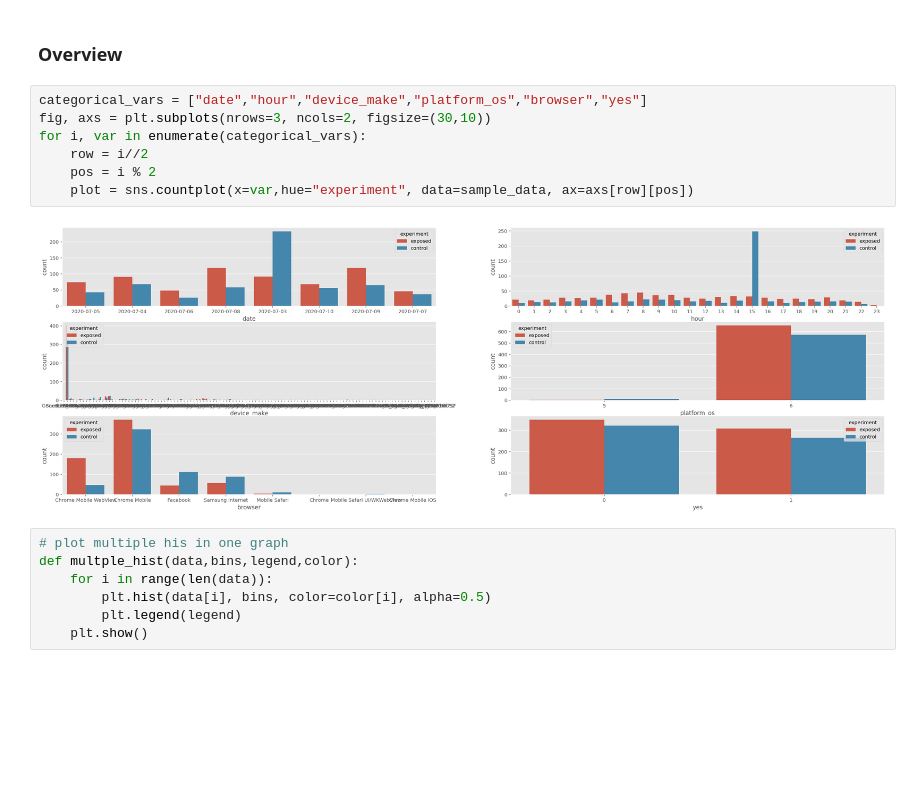
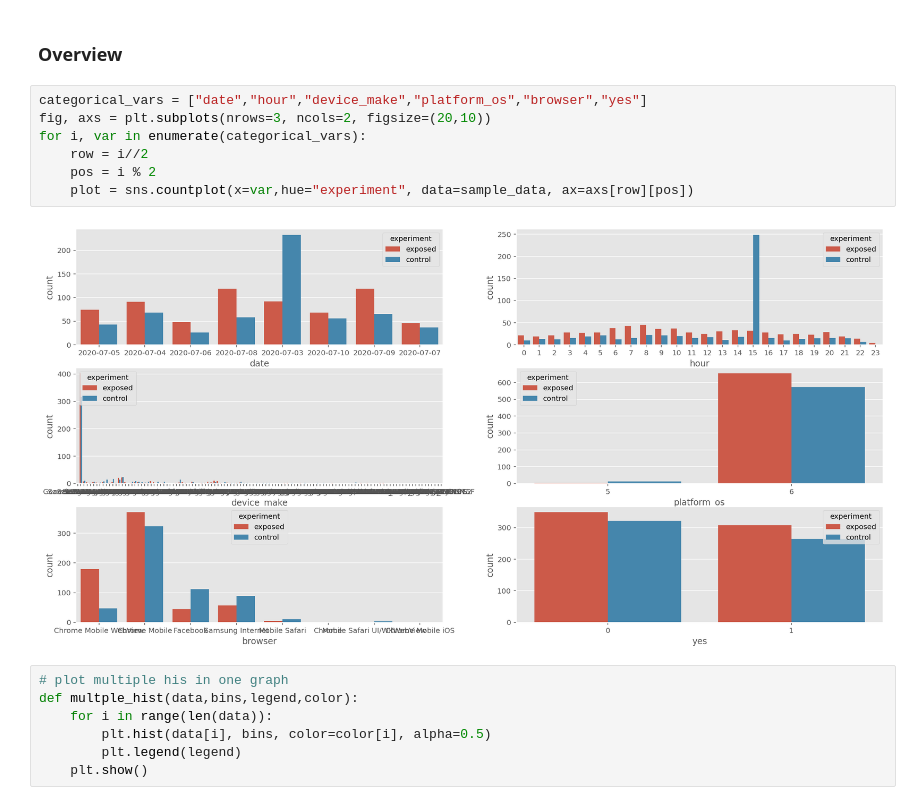
Before and after one commit to muluwork-shegaw/10Acad_week4, a Jupyter notebook: AB_Testing.ipynb, the cells around one changed output. Cells and saved outputs as stored; diff of their text form; blank space fills up the shorter version.

```diff
--- a/AB_Testing.ipynb
+++ b/AB_Testing.ipynb
@@ -50,13 +57,13 @@ sample_data.shape # the data which contain who has  animpression to answer for
 ### Overview
 # %%
 categorical_vars = ["date","hour","device_make","platform_os","browser","yes"]
-fig, axs = plt.subplots(nrows=3, ncols=2, figsize=(30,10))
+fig, axs = plt.subplots(nrows=3, ncols=2, figsize=(20,10))
 for i, var in enumerate(categorical_vars):
     row = i//2
     pos = i % 2
     plot = sns.countplot(x=var,hue="experiment", data=sample_data, ax=axs[row][pos])
 # %% [output]
-[figure, old version]
+[figure, new version]
 # %%
 # plot multiple his in one graph
 def multple_hist(data,bins,legend,color):
```
Also changed, not shown: parts of 33 cells of this notebook.
